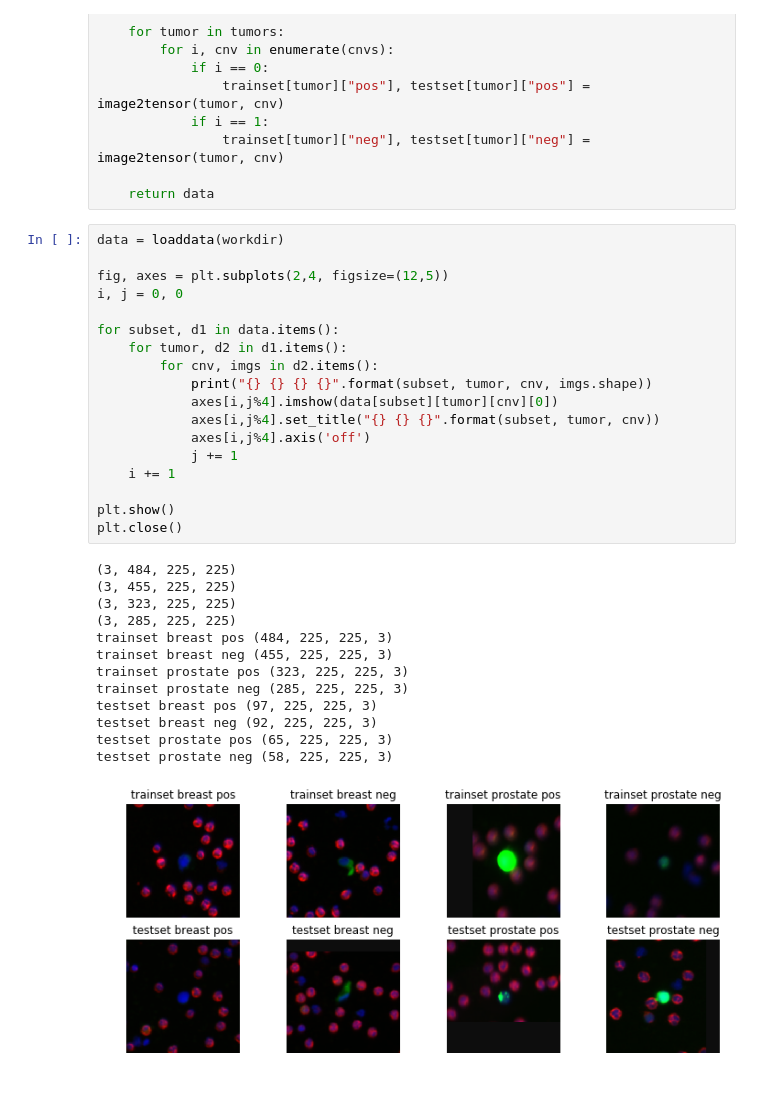
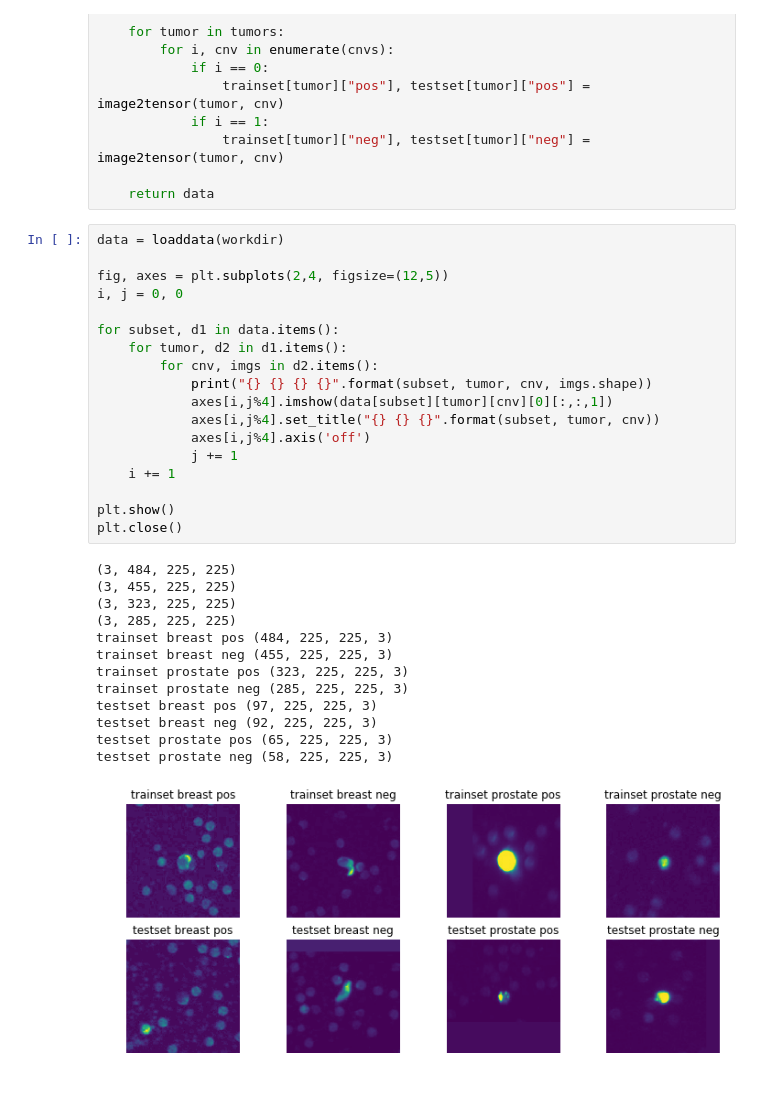
Before and after one commit to joyeuxnoel8/CNV-classification, a Jupyter notebook: NaiveCNN_breast.ipynb, the cells around one changed output. Cells and saved outputs as stored; diff of their text form.

```diff
--- a/NaiveCNN_breast.ipynb
+++ b/NaiveCNN_breast.ipynb
@@ -53,35 +53,35 @@ def loaddata(path, seed=9527):
 # %%
 data = loaddata(workdir)
 
 fig, axes = plt.subplots(2,4, figsize=(12,5))
 i, j = 0, 0
 
 for subset, d1 in data.items():
     for tumor, d2 in d1.items():
         for cnv, imgs in d2.items():
             print("{} {} {} {}".format(subset, tumor, cnv, imgs.shape))
-            axes[i,j%4].imshow(data[subset][tumor][cnv][0])
+            axes[i,j%4].imshow(data[subset][tumor][cnv][0][:,:,1])
             axes[i,j%4].set_title("{} {} {}".format(subset, tumor, cnv))
             axes[i,j%4].axis('off')
             j += 1
     i += 1
 
 plt.show()
 plt.close()
 # %% [output]
 (3, 484, 225, 225)
 (3, 455, 225, 225)
 (3, 323, 225, 225)
 (3, 285, 225, 225)
 trainset breast pos (484, 225, 225, 3)
 trainset breast neg (455, 225, 225, 3)
 trainset prostate pos (323, 225, 225, 3)
 trainset prostate neg (285, 225, 225, 3)
 testset breast pos (97, 225, 225, 3)
 testset breast neg (92, 225, 225, 3)
 testset prostate pos (65, 225, 225, 3)
 testset prostate neg (58, 225, 225, 3)
-[figure, old version]
+[figure, new version]
 # %%
 import keras
 from keras.preprocessing.image import ImageDataGenerator
```
Also changed, not shown: parts of 9 cells of this notebook.
